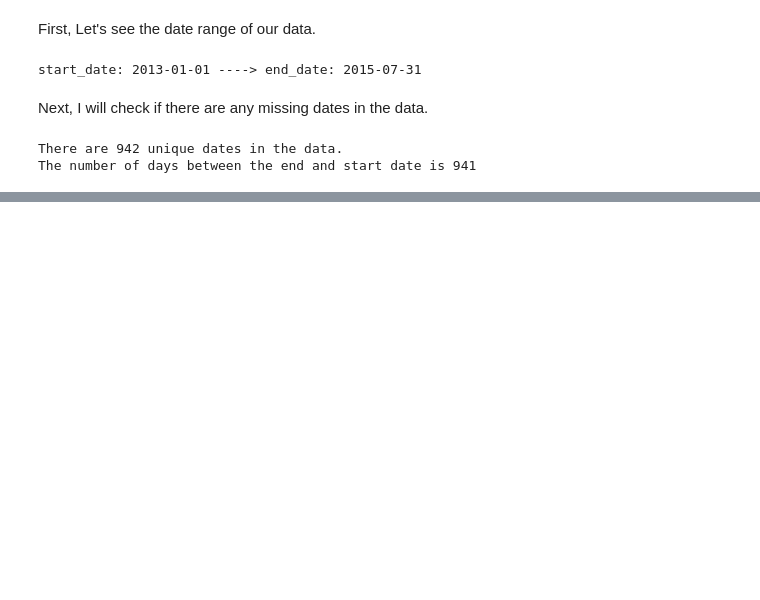
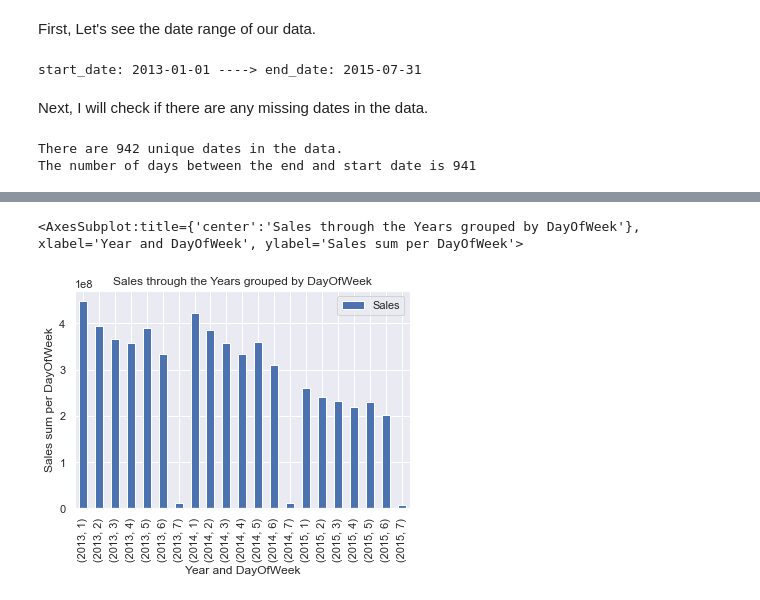
Before and after one commit to Hen0k/Rossmann-Pharmaceuticals-Sales-Forcast, a Jupyter notebook: notebooks/sales_data_exploration.ipynb, the cells around one changed output, grey strips where cells are left out. Drawn from its saved outputs; the diff is of its cells as text; code cells hidden in the pictures; blank space fills up the shorter version.

```diff
--- a/notebooks/sales_data_exploration.ipynb
+++ b/notebooks/sales_data_exploration.ipynb
@@ -104,0 +207,11 @@ There are no missing entries in the timeseries component of the data
+# %%
+
+grouped_by_year_day = df.groupby(['Year', 'DayOfWeek'])['Sales'].sum().to_frame()
+# colors = ['g', 'b', 'g', 'w', 'r', 'b', 'y']
+grouped_by_year_day.plot.bar(xlabel="Year and DayOfWeek",
+                            ylabel='Sales sum per DayOfWeek',
+                            title='Sales through the Years grouped by DayOfWeek',)
+                            # color=colors)
+# %% [output]
+<AxesSubplot:title={'center':'Sales through the Years grouped by DayOfWeek'}, xlabel='Year and DayOfWeek', ylabel='Sales sum per DayOfWeek'>
+[figure, added]
```
Also changed, not shown: parts of 26 cells of this notebook.
